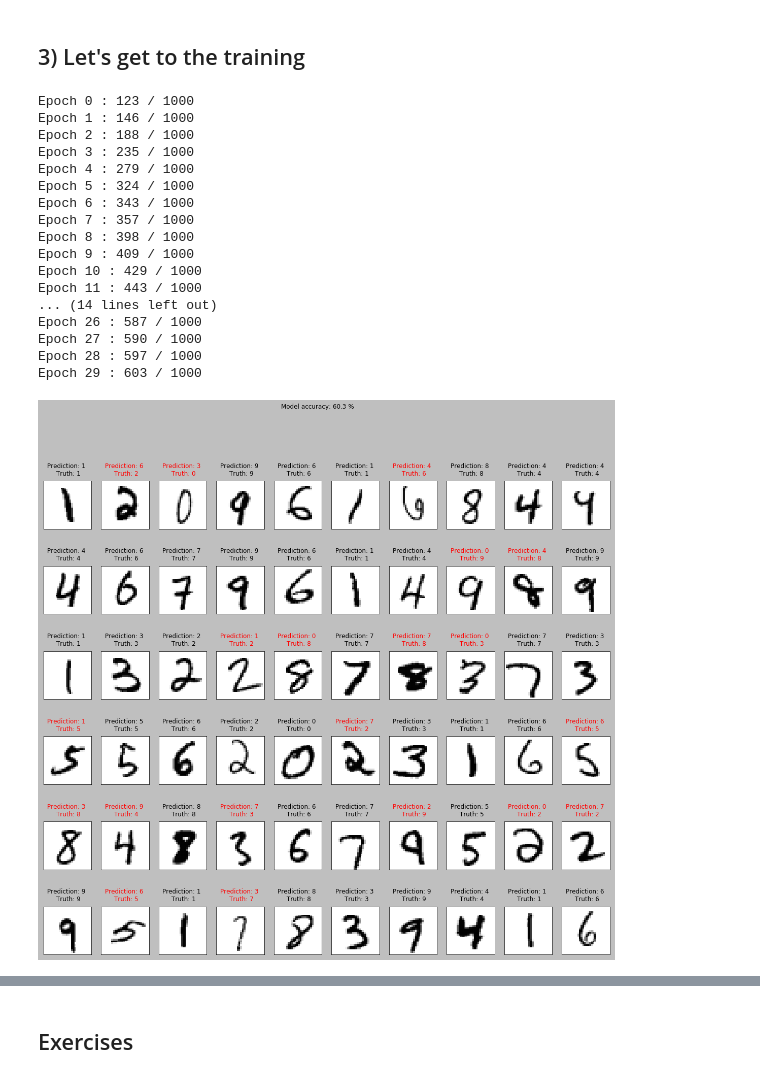
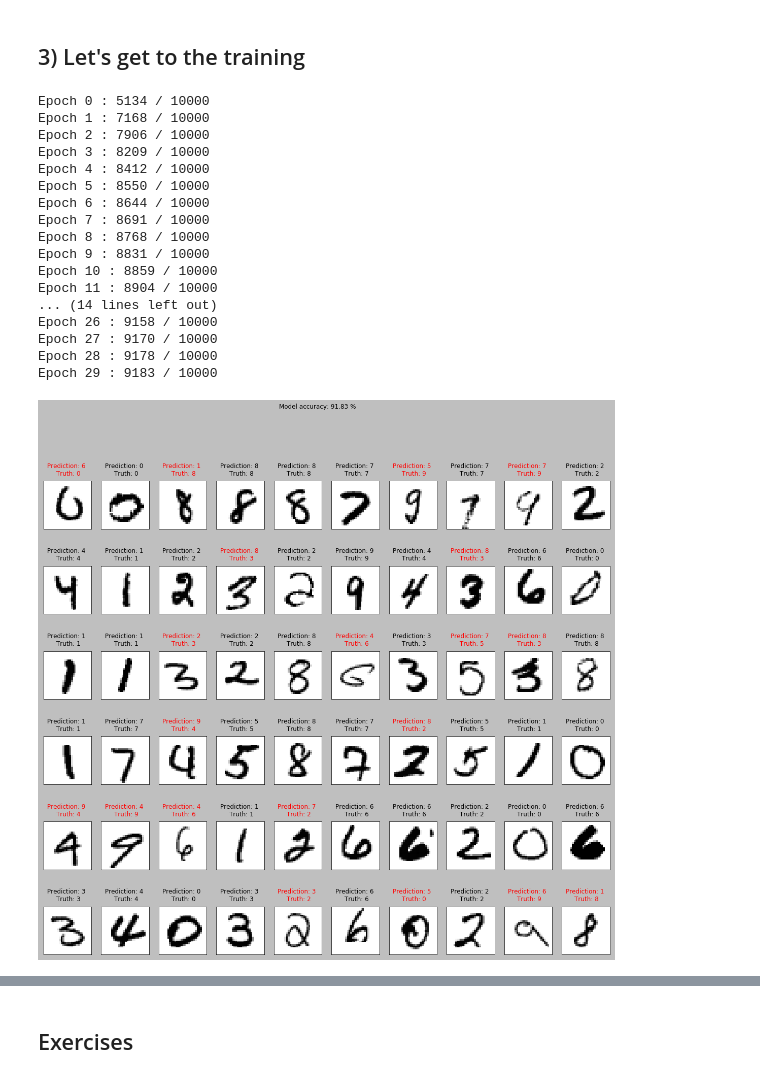
Before and after one commit to ansuini/Winter_School_QLS_2018, a Jupyter notebook: Lecture1/MNIST_notebook.ipynb, the cells around one changed output, grey strips where cells are left out. Cells and saved outputs as stored; diff of their text form; code cells hidden in the pictures.

```diff
--- a/Lecture1/MNIST_notebook.ipynb
+++ b/Lecture1/MNIST_notebook.ipynb
@@ -418,48 +420,49 @@ def sigmoid_prime(z):
 # %% [markdown]
 ## 3) Let's get to the training
 # %%
-#import mnist_loader
+# load the data
 training_data, validation_data, test_data = load_data_wrapper()
 
-#import network
+# set the network up
 net = Network([784, 30, 10])
 
+# set the parameters
 epochs = 30
-mini_batch_size = 100
-eta = 3.0
+mini_batch_size = 10
+eta = 0.1
 
 ### convert the zip iterators into lists (so that we can use them multiple times)
-n_training = 1000  # < 50000
+n_training = 50000   # <= 50'000
 training_data = list(training_data)[:n_training]
 
-n_test = 1000
+n_test = 10000       # <= 10'000
 test_data = list(test_data)[:n_test]
 validation_data = list(validation_data)[:n_test]
 
 # see what's the ratio of correct classifications vs total test data
 training_accuracy, evaluation_accuracy = net.SGD(training_data, epochs, mini_batch_size, eta, test_data)
 
 # show sample of correct/wrong classifications
 net.show_test(test_data)
 # %% [output]
-Epoch 0 : 123 / 1000
-Epoch 1 : 146 / 1000
-Epoch 2 : 188 / 1000
-Epoch 3 : 235 / 1000
-Epoch 4 : 279 / 1000
-Epoch 5 : 324 / 1000
-Epoch 6 : 343 / 1000
-Epoch 7 : 357 / 1000
-Epoch 8 : 398 / 1000
-Epoch 9 : 409 / 1000
-Epoch 10 : 429 / 1000
-Epoch 11 : 443 / 1000
+Epoch 0 : 5134 / 10000
+Epoch 1 : 7168 / 10000
+Epoch 2 : 7906 / 10000
+Epoch 3 : 8209 / 10000
+Epoch 4 : 8412 / 10000
+Epoch 5 : 8550 / 10000
+Epoch 6 : 8644 / 10000
+Epoch 7 : 8691 / 10000
+Epoch 8 : 8768 / 10000
+Epoch 9 : 8831 / 10000
+Epoch 10 : 8859 / 10000
+Epoch 11 : 8904 / 10000
 ... (14 lines left out)
-Epoch 26 : 587 / 1000
-Epoch 27 : 590 / 1000
-Epoch 28 : 597 / 1000
-Epoch 29 : 603 / 1000
+Epoch 26 : 9158 / 10000
+Epoch 27 : 9170 / 10000
+Epoch 28 : 9178 / 10000
+Epoch 29 : 9183 / 10000
-[figure, old version]
+[figure, new version]
 # %%
 fig = plt.figure()
 ax = fig.add_subplot(111)
```
Also changed, not shown: parts of 4 cells of this notebook, 1 other file.
